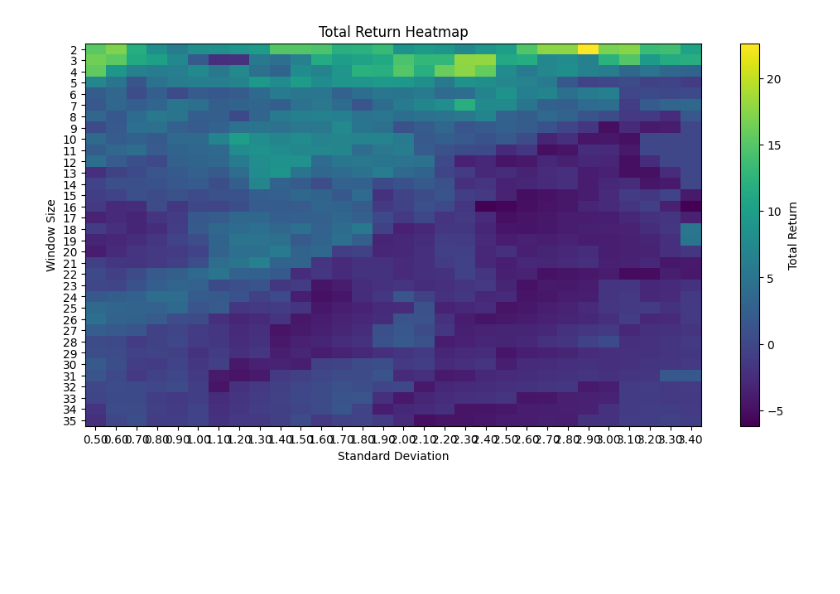
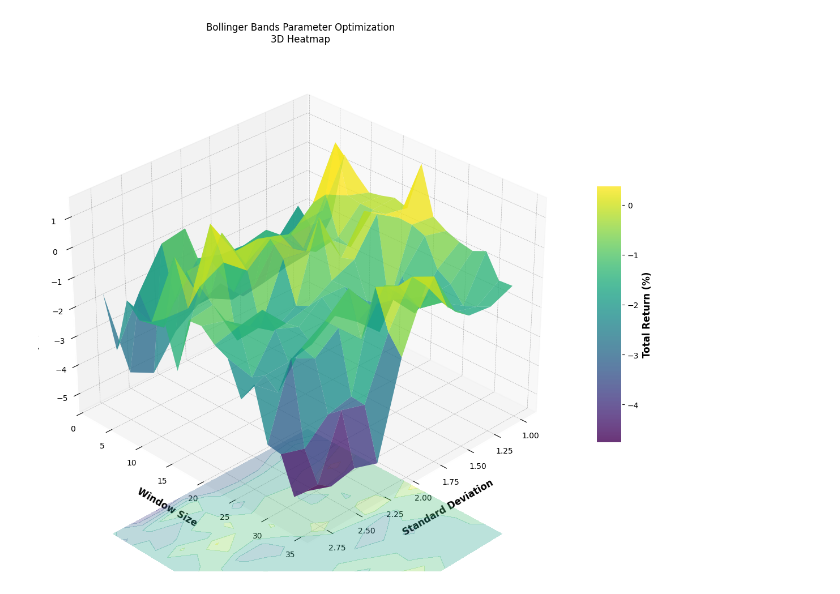
Before and after one commit to RomaKul/strategy_backtest, a Jupyter notebook: SOL_BB.ipynb, the cells around one changed output. Drawn from its saved outputs; the diff is of its cells as text; code cells hidden in the pictures; blank space fills up the shorter version.

Commit message:
VET and delta

```diff
--- a/SOL_BB.ipynb
+++ b/SOL_BB.ipynb
@@ -30,7 +32,7 @@ logger = logging.getLogger(__name__)
 # Завантаження даних
 loader = DataLoader()
 data_file = 'sol_1h_mrhapr25_askbid.parquet'
-if os.path.exists(os.path.join('data', data_file)):
+if not os.path.exists(os.path.join('data', data_file)):
     logger.info("Завантаження даних...")
     # dfh = loader.fetch_historical_bid_ask('SOLBTC', '1h', start_date='2025-03-01', end_date='2025-05-01')
 
@@ -274,21 +294,22 @@ FigureWidget({
                'yaxis3': {'anchor': 'x3', 'domain': [0.0, 0.3055555555555555], 'title': {'text': 'Cumulative returns'}}}
 })
 # %%
-def optimize_bollinger_bands(df, window_range, std_range, wait_range):
+def optimize_bollinger_bands(df, window_range, std_range, delta_range):
     results = []
-    total_combinations = len(window_range) * len(std_range) * len(wait_range)
+    total_combinations = len(window_range) * len(std_range) * len(delta_range)
     progress_bar = tqdm(total=total_combinations, desc="Optimizing parameters")
 
-    for params in [(w, s, m) for w in window_range for s in std_range for m in wait_range]:
-        window, std, m = params
+    for params in [(w, s, d) for w in window_range for s in std_range for d in delta_range]:
+        window, std, delta = params
 
-        pf = bb_strategy_tester(df, window, std)
+        pf = bb_strategy_tester(df, window, std, delta)
 
         # Store results
         stats = pf.stats()
         results.append({
             'window': window,
             'std': std,
+            'delta': delta,
             'total_return': stats['Total Return [%]'],
             'sharpe_ratio': stats['Sharpe Ratio'],
             'win_rate': stats['Win Rate [%]'],
@@ -305,34 +326,79 @@ def optimize_bollinger_bands(df, window_range, std_range, wait_range):
     best_idx = results_df['total_return'].idxmax()
     best_window = results_df.loc[best_idx, 'window']
     best_std = results_df.loc[best_idx, 'std']
+    best_delta = results_df.loc[best_idx, 'delta']
     best_pf = results_df.loc[best_idx, 'portfolio']
 
-    return best_window, best_std, results_df, best_pf
+    return best_window, best_std, best_delta, results_df, best_pf
 # %%
 
 # Parameter ranges to test
-window_range = range(2, 36, 1)  # From 10 to 50 in steps of 5
-std_range = np.arange(0.5, 3.5, 0.1)  # From 1.5 to 3.0 in steps of 0.25
-wait_range = np.arange(0, 1, 1)  # From 0.5 to 1.5 in steps of 0.1
+window_range = range(2, 36, 2)  # From 10 to 50 in steps of 5
+std_range = np.arange(1, 3, 0.2)  # From 1.5 to 3.0 in steps of 0.25
+wait_range = np.arange(0, 0.05, 0.005)  # From 0.5 to 1.5 in steps of 0.1
 
 # Run optimization
-best_window, best_std, results_df, best_pf = optimize_bollinger_bands(
+best_window, best_std, best_delta, results_df, best_pf = optimize_bollinger_bands(
     df, window_range, std_range, wait_range
 )
 
-print(f"\nOptimal Parameters - Window: {best_window}, Std: {best_std:.2f}")
+print(f"\nOptimal Parameters - Window: {best_window}, Std: {best_std:.2f}, Delta: {best_delta:.4f}")
 print("\nPerformance Metrics with Optimal Parameters:")
 print(best_pf.stats())
 
-# Plot heatmap of Total Return
-pivot_table = results_df.pivot(index='window', columns='std', values='total_return')
-plt.figure(figsize=(12, 6))
-plt.title('Total Return Heatmap')
-plt.xlabel('Standard Deviation')
-plt.ylabel('Window Size')
-plt.imshow(pivot_table, cmap='viridis', aspect='auto')
-plt.colorbar(label='Total Return')
-plt.xticks(range(len(std_range)), [f"{s:.2f}" for s in std_range])
-plt.yticks(range(len(window_range)), window_range)
-plt.show()
+import numpy as np
+import matplotlib.pyplot as plt
+from mpl_toolkits.mplot3d import Axes3D
+from matplotlib import cm
+
+def plot_3d_heatmap(results_df):
+    """
+    Create interactive 3D heatmap of optimization results
+    Args:
+        results_df: DataFrame with columns ['window', 'std', 'delta', 'total_return']
+    """
+    # Create pivot table
+    pivot_table = results_df.pivot_table(index='window',
+                                       columns='std',
+                                       values='total_return',
+                                       aggfunc='mean')
+
+    # Prepare data for 3D plot
+    X = pivot_table.columns.values  # std values
+    Y = pivot_table.index.values    # window values
+    X, Y = np.meshgrid(X, Y)
+    Z = pivot_table.values
+
+    # Create figure
+    fig = plt.figure(figsize=(14, 10))
+    ax = fig.add_subplot(111, projection='3d')
+
+    # Plot surface
+    surf = ax.plot_surface(X, Y, Z, cmap=cm.viridis,
+                          rstride=1, cstride=1,
+                          alpha=0.8, linewidth=0.2,
+                          antialiased=True)
+
+    # Add contour projection
+    ax.contourf(X, Y, Z, zdir='z', offset=Z.min()-5, cmap=cm.viridis, alpha=0.3)
+
+    # Customize axes
+    ax.set_xlabel('Standard Deviation', labelpad=10)
+    ax.set_ylabel('Window Size', labelpad=10)
+    ax.set_zlabel('Total Return (%)', labelpad=10)
+    ax.set_title('Bollinger Bands Parameter Optimization\n3D Heatmap', pad=20)
+
+    # Add colorbar
+    fig.colorbar(surf, shrink=0.5, aspect=10, label='Total Return (%)')
+
+    # Rotate for better view
+    ax.view_init(elev=30, azim=45)
+
+    plt.tight_layout()
+    plt.show()
+
+# Example usage:
+# Generate sample data
+%matplotlib widget
+plot_3d_heatmap(results_df)
 # %% [output]
@@ -355,5 +421,5 @@ Sortino Ratio                           24.331227
 dtype: object
-[figure, old version]
+[figure, new version]
 # %%
 best_pf.plot()
 # %% [output]
```
Also changed, not shown: parts of 8 cells of this notebook, 3 other files.
